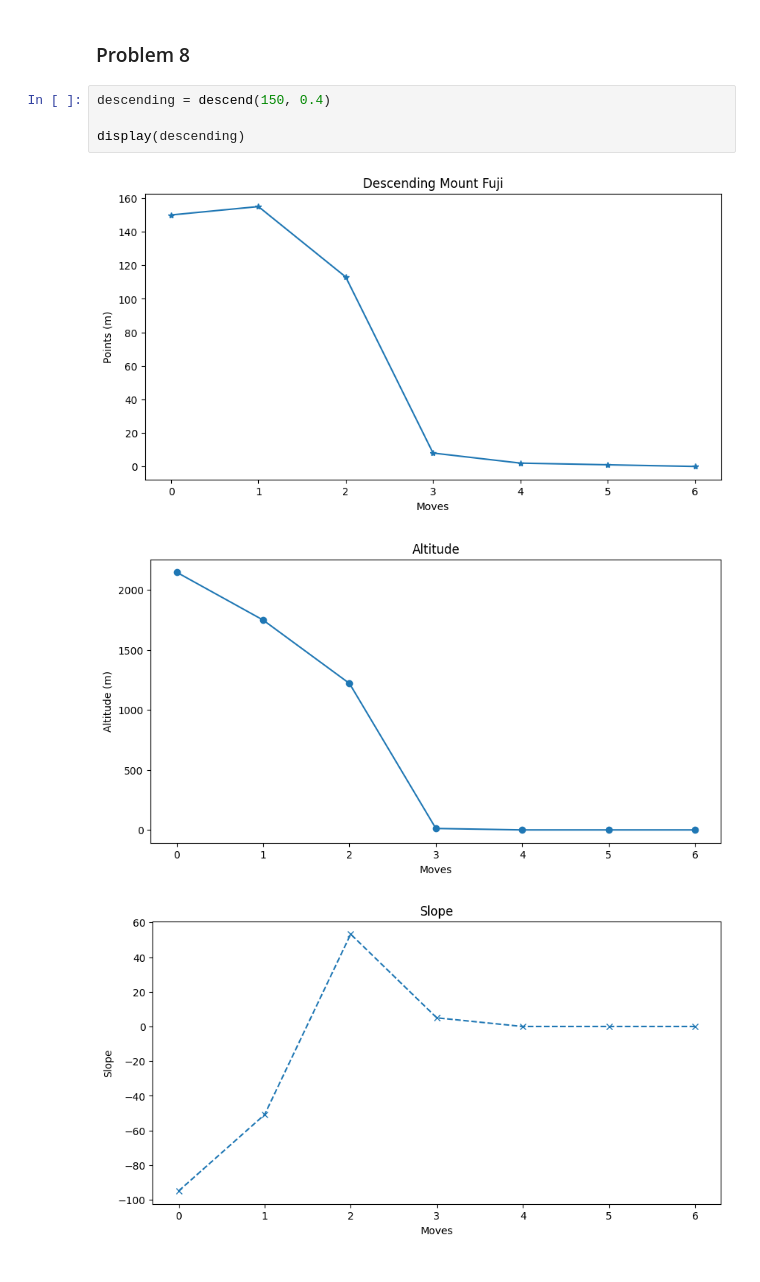
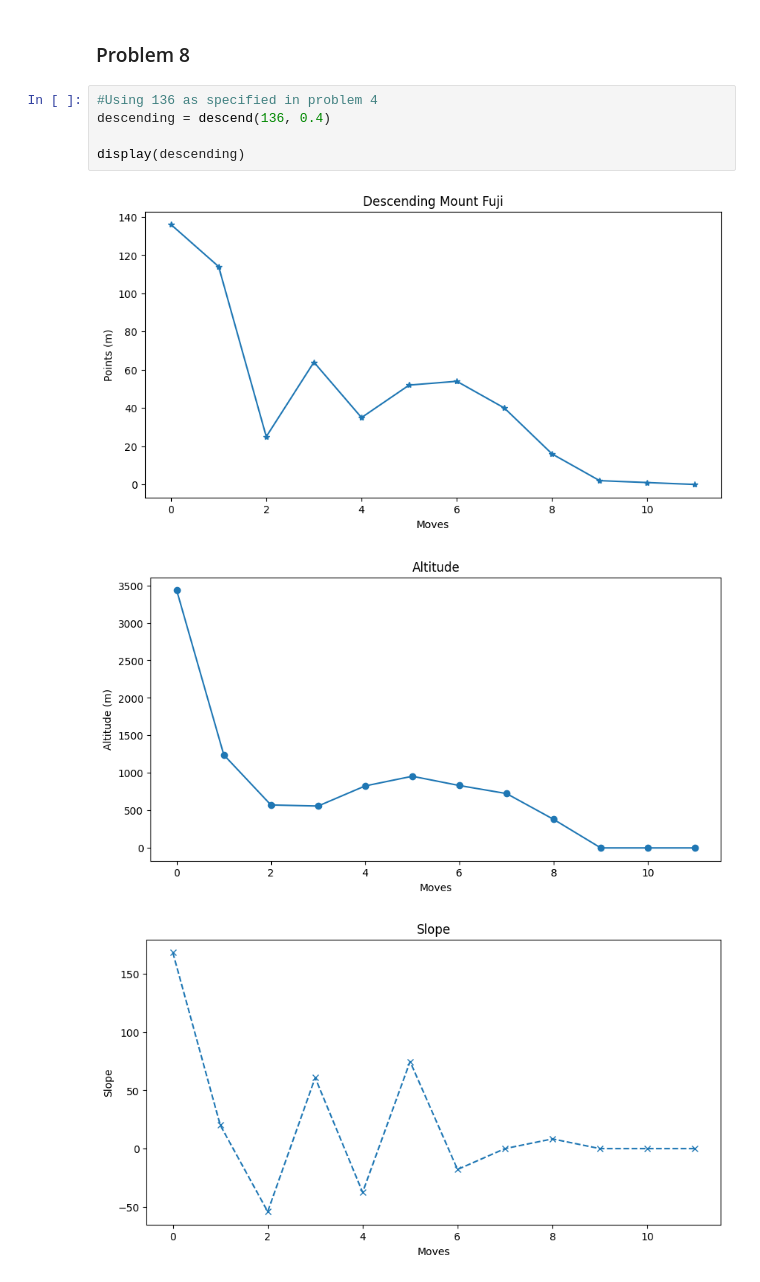
Before and after one commit to jaden-2/Assignment, a Jupyter notebook: MtFujiDescend.ipynb, the cells around one changed output. Drawn from its saved outputs; the diff is of its cells as text.

Commit message:
Mount Fuji Descend problem

```diff
--- a/MtFujiDescend.ipynb
+++ b/MtFujiDescend.ipynb
@@ -195,10 +195,11 @@ display(descend(142))
 # %% [markdown]
 ### Problem 8
 # %%
-descending = descend(150, 0.4)
+#Using 136 as specified in problem 4
+descending = descend(136, 0.4)
 
 display(descending)
 # %% [output]
-[figure, old version]
+[figure, new version]
-[figure, old version]
+[figure, new version]
-[figure, old version]
+[figure, new version]
```
